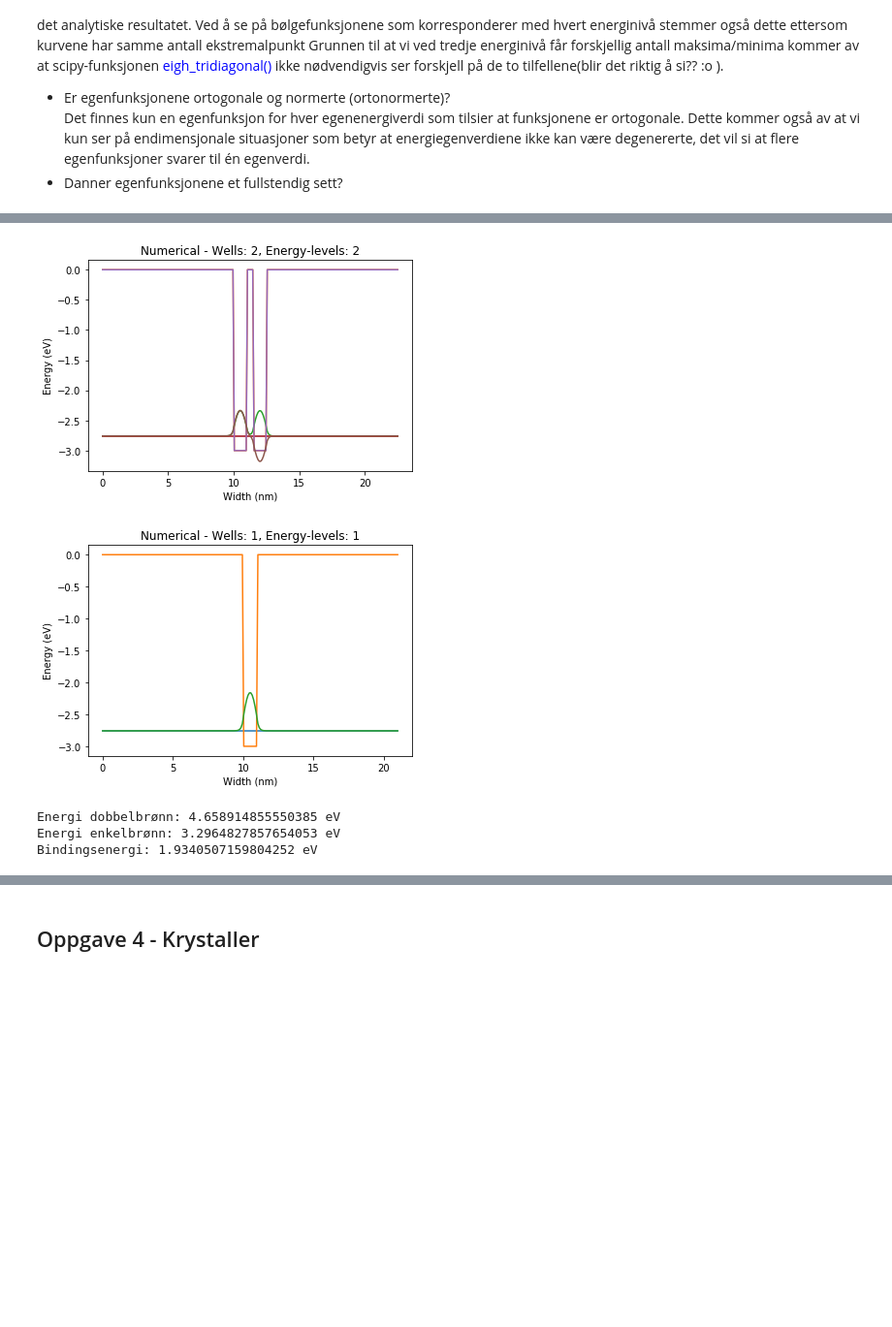
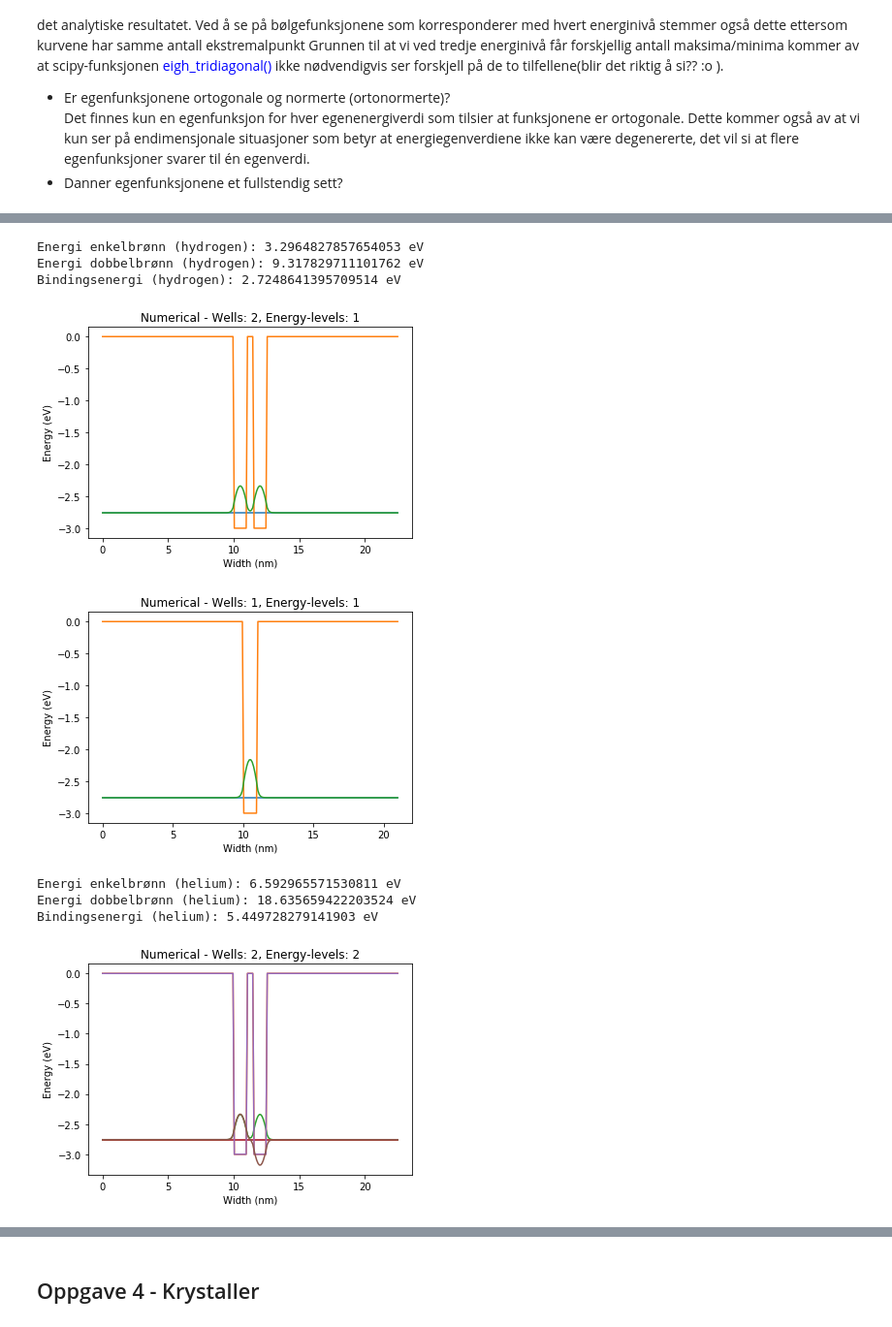
Before and after one commit to kaprests/Numerical-1D-TISE, a Jupyter notebook: henriksnotebook.ipynb, the cells around one changed output, grey strips where cells are left out. Shown at 97% size. Saved outputs shown, nothing was run; the diff lists cells and outputs as text; code cells hidden in the pictures; blank space fills up the shorter version.

```diff
--- a/henriksnotebook.ipynb
+++ b/henriksnotebook.ipynb
@@ -213,17 +218,32 @@ b)
 # %%
+_,energies_2_well,_,_,_,_ = analyze(2)
+_,energies_1_well,_,_,_,_ = analyze(1)
+
+bind_energy_h = np.absolute(2*np.sum(energies_1_well[:1]) - 2*np.sum(energies_2_well[:1]))
+bind_energy_he = np.absolute(4*np.sum(energies_1_well[:1]) - 4*np.sum(energies_2_well[:1]))
+
+
+print("Energi enkelbrønn (hydrogen):", np.sum(energies_1_well[:1]), "eV")
+print("Energi dobbelbrønn (hydrogen):", np.sum(2*energies_2_well[:1]), "eV")
+print("Bindingsenergi (hydrogen):", bind_energy_h, "eV")
+
+plot_well_wave_funcs(2,-5)
+plot_well_wave_funcs(1, -2)
+
+
+print("Energi enkelbrønn (helium):", np.sum(2*energies_1_well[:1]), "eV")
+print("Energi dobbelbrønn (helium):", np.sum(4*energies_2_well[:1]), "eV")
+print("Bindingsenergi (helium):", bind_energy_he, "eV")
+
 plot_well_wave_funcs(2,-4)
 plot_well_wave_funcs(1, -2)
-
-_,energies_2_well,_,_,_,_ = analyze(2, -4)
-_,energies_1_well,_,_,_,_ = analyze(1, -2)
-bind_energy = np.absolute(2*np.sum(energies_1_well[:1]) - np.sum(energies_2_well[:2]))
-
-print("Energi dobbelbrønn:", np.sum(energies_2_well[:2]), "eV")
-print("Energi enkelbrønn:", np.sum(energies_1_well[:1]), "eV")
-print("Bindingsenergi:", bind_energy, "eV")
 # %% [output]
+Energi enkelbrønn (hydrogen): 3.2964827857654053 eV
+Energi dobbelbrønn (hydrogen): 9.317829711101762 eV
+Bindingsenergi (hydrogen): 2.7248641395709514 eV
-[figure, old version]
+[figure, new version]
 [figure]
-Energi dobbelbrønn: 4.658914855550385 eV
-Energi enkelbrønn: 3.2964827857654053 eV
-Bindingsenergi: 1.9340507159804252 eV
+Energi enkelbrønn (helium): 6.592965571530811 eV
+Energi dobbelbrønn (helium): 18.635659422203524 eV
+Bindingsenergi (helium): 5.449728279141903 eV
+[figure, added]
```
Also changed, not shown: parts of 4 cells of this notebook, 5 other files.
